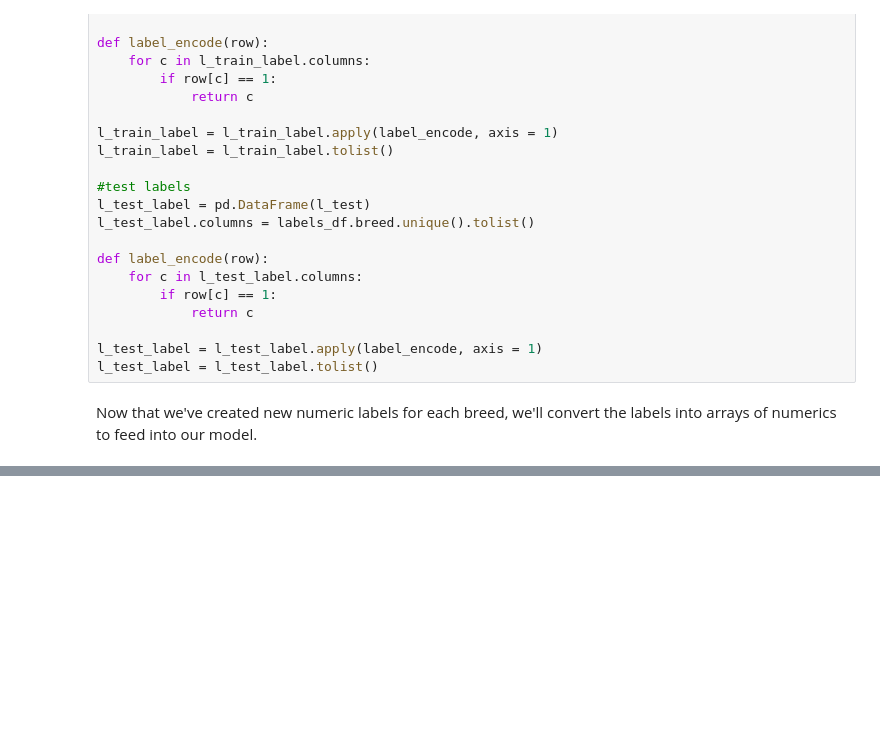
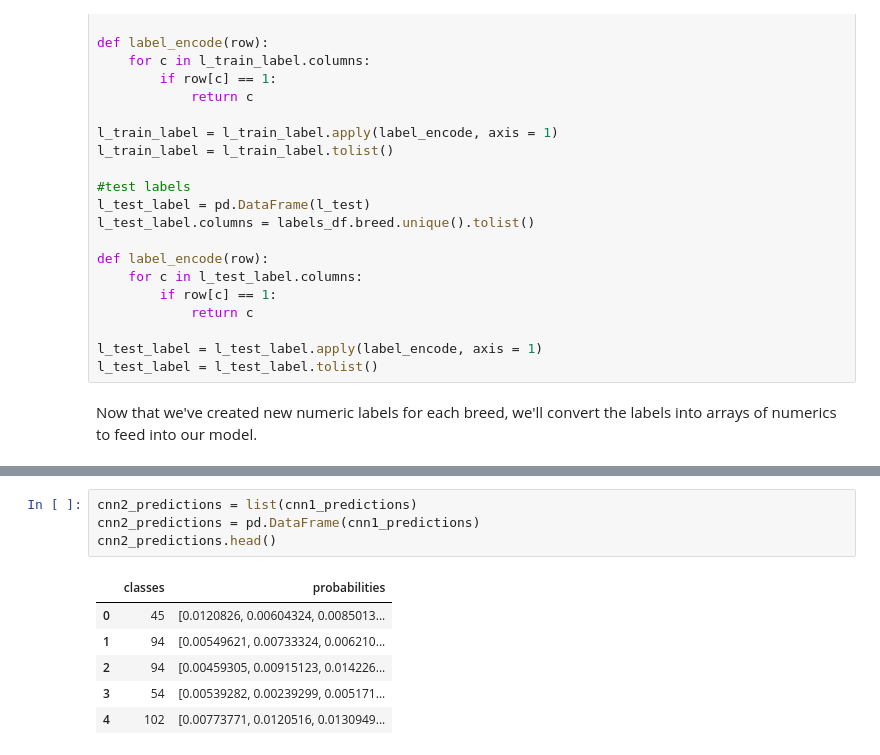
Before and after one commit to adubitskiy/csci82, a Jupyter notebook: hw4/hw4_part2.ipynb, the cells around one changed output, grey strips where cells are left out. Drawn from its saved outputs; the diff is of its cells as text; blank space fills up the shorter version.

```diff
--- a/hw4/hw4_part2.ipynb
+++ b/hw4/hw4_part2.ipynb
@@ -596,0 +778,11 @@ cnn1_results
+# %%
+cnn2_predictions = list(cnn1_predictions)
+cnn2_predictions = pd.DataFrame(cnn1_predictions)
+cnn2_predictions.head()
+# %% [output]
+|  | classes | probabilities |
+| 0 | 45 | [0.0120826, 0.00604324, 0.0085013... |
+| 1 | 94 | [0.00549621, 0.00733324, 0.006210... |
+| 2 | 94 | [0.00459305, 0.00915123, 0.014226... |
+| 3 | 54 | [0.00539282, 0.00239299, 0.005171... |
+| 4 | 102 | [0.00773771, 0.0120516, 0.0130949... |
```
Also changed, not shown: parts of 26 cells of this notebook.
